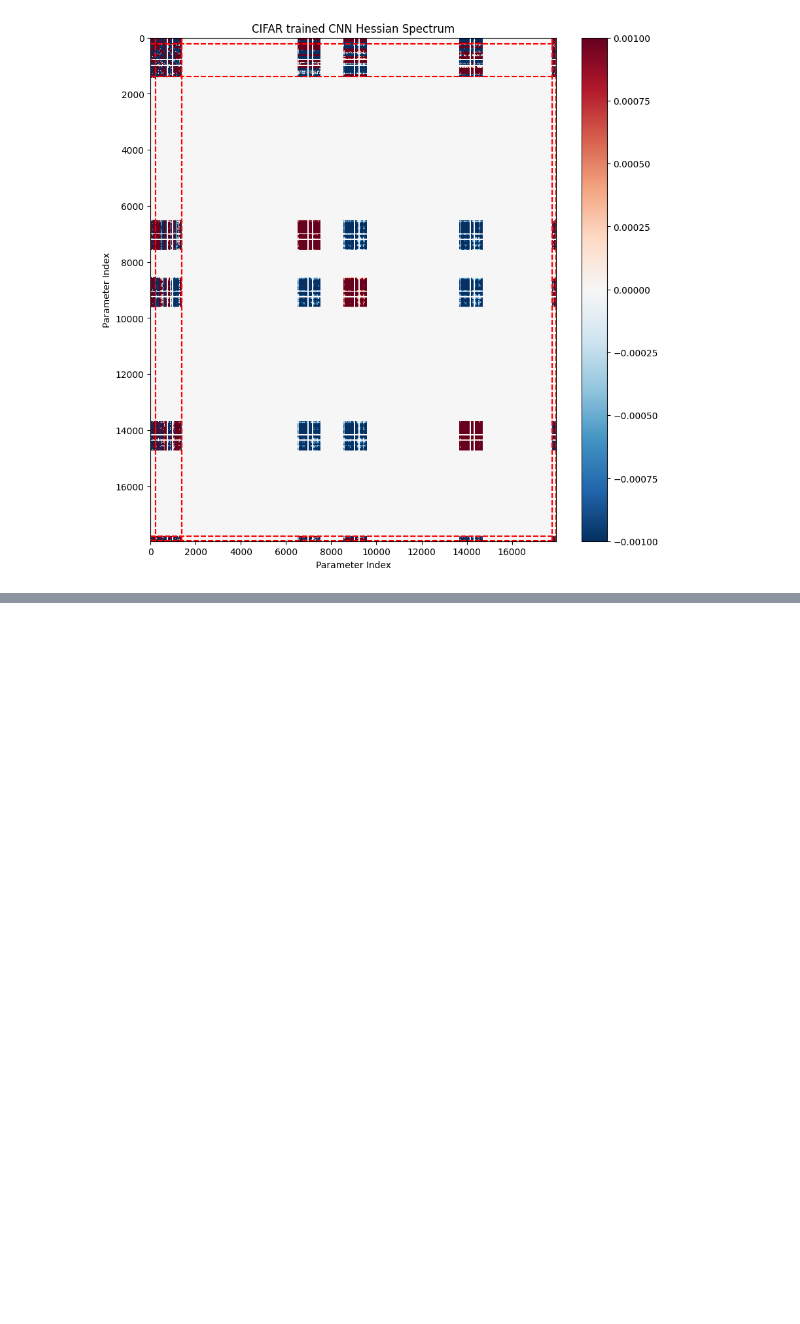
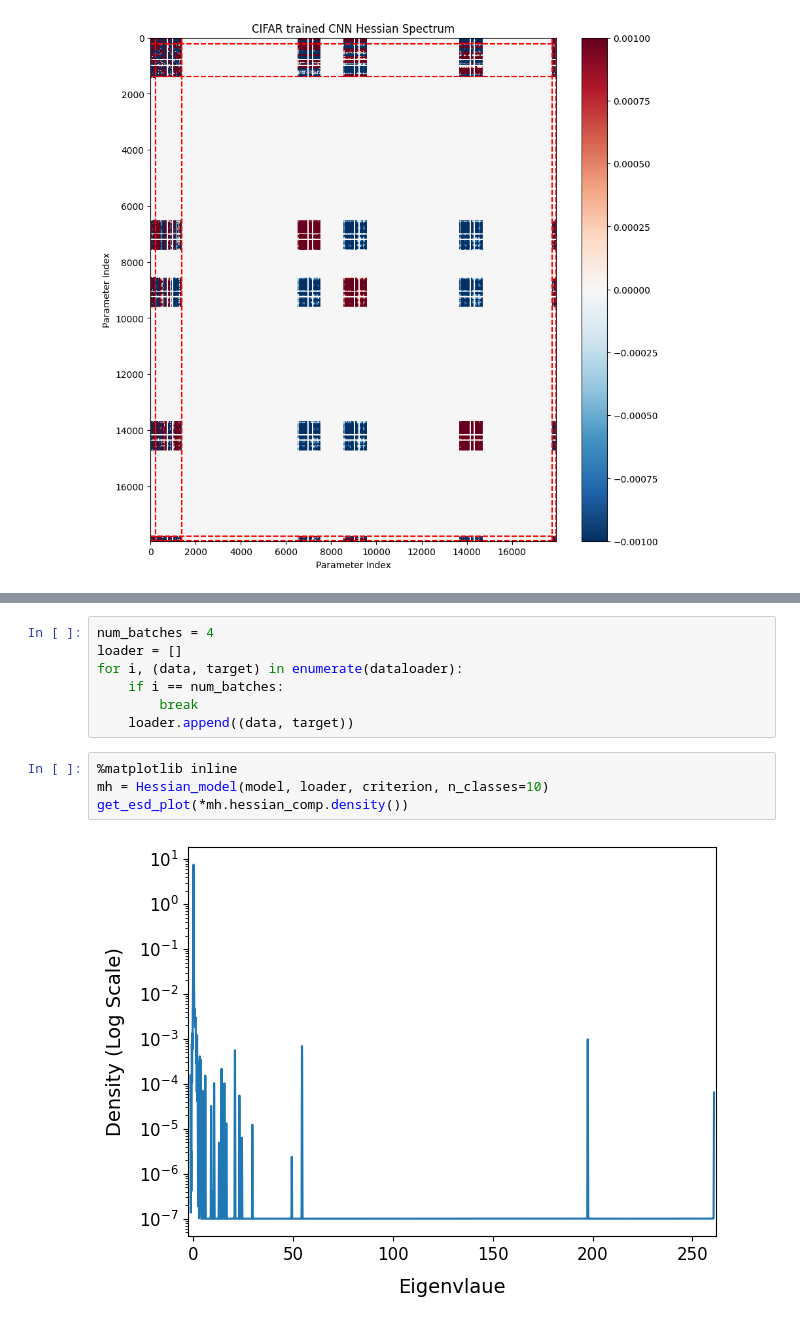
Before and after one commit to Aarsh-Wankar/DeepHessian, a Jupyter notebook: hessian_compare.ipynb, the cells around one changed output, grey strips where cells are left out. Saved outputs shown, nothing was run; the diff lists cells and outputs as text; blank space fills up the shorter version.

```diff
--- a/hessian_compare.ipynb
+++ b/hessian_compare.ipynb
@@ -167,0 +233,13 @@ print(torch.mean(result**2))
+# %%
+num_batches = 4
+loader = []
+for i, (data, target) in enumerate(dataloader):
+    if i == num_batches:
+        break
+    loader.append((data, target))
+# %%
+%matplotlib inline
+mh = Hessian_model(model, loader, criterion, n_classes=10)
+get_esd_plot(*mh.hessian_comp.density())
+# %% [output]
+[figure, added]
```
Also changed, not shown: parts of 10 cells of this notebook, 24 other files.
